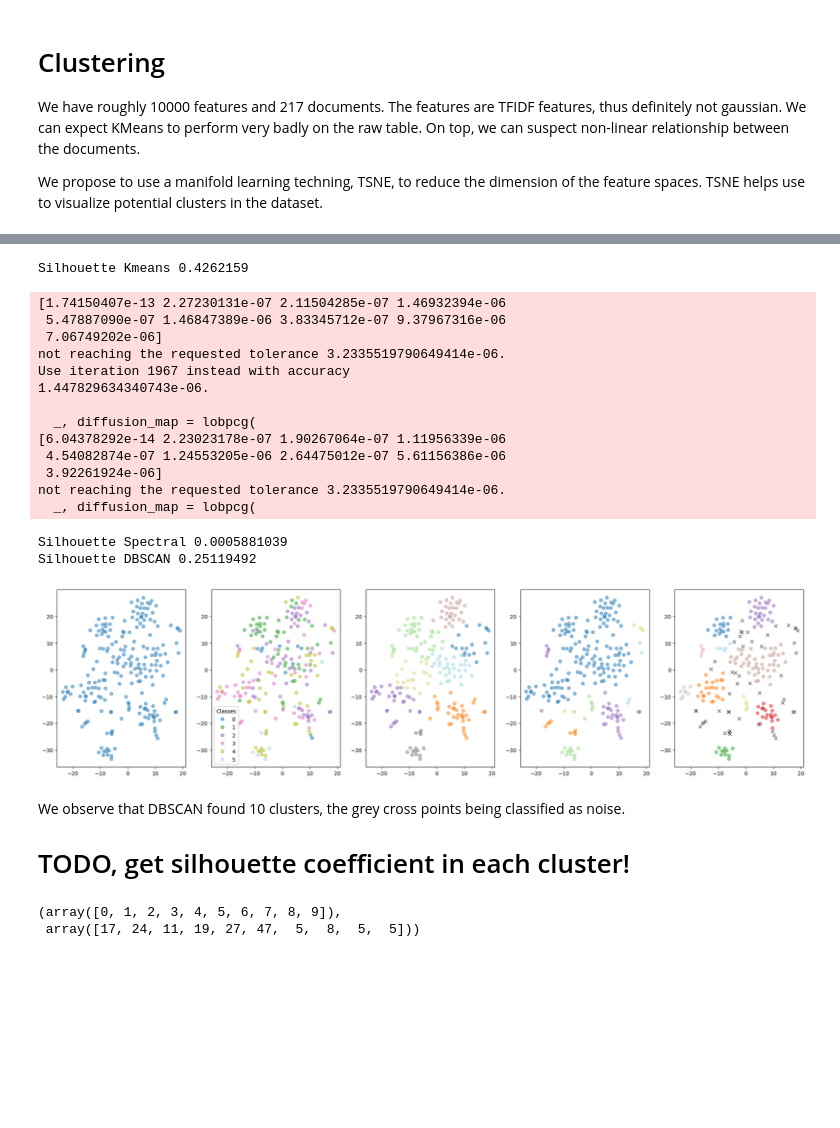
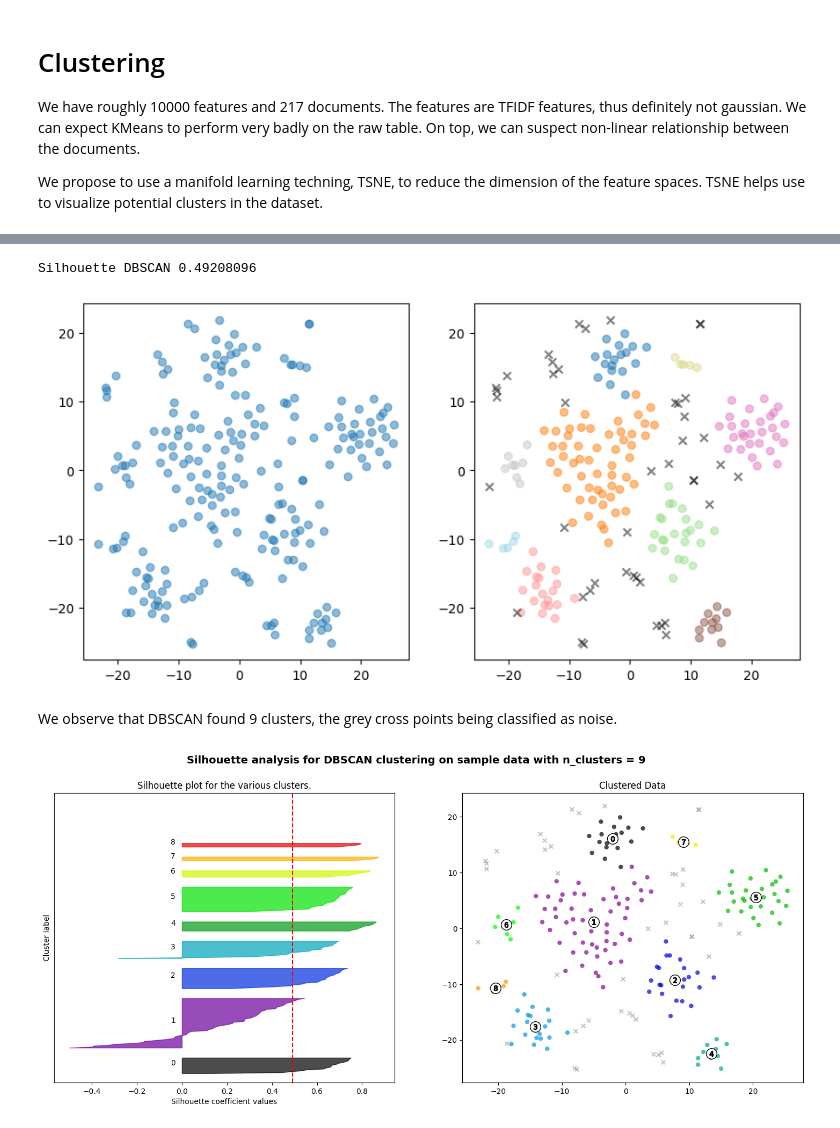
Before and after one commit to Malichot/PyMotifs, a Jupyter notebook: notebooks/Clustering.ipynb, the cells around one changed output, grey strips where cells are left out. Drawn from its saved outputs; the diff is of its cells as text; code cells hidden in the pictures; blank space fills up the shorter version.

Commit message:
clustering notebook

```diff
--- a/notebooks/Clustering.ipynb
+++ b/notebooks/Clustering.ipynb
@@ -140,64 +128,30 @@ We will compare three methods for clustering: KMeans, SpectralClustering which r
 # %%
 n_clusters = 8
-kmeans = KMeans(n_clusters=n_clusters, random_state=random_state).fit(embedding)
-print("Silhouette Kmeans", metrics.silhouette_score(embedding, kmeans.labels_, metric='euclidean'))
 
-spectral = SpectralClustering(
-    n_clusters=n_clusters, assign_labels='discretize', random_state=random_state,
-    affinity="rbf",
-).fit(embedding)
-print("Silhouette Spectral", metrics.silhouette_score(embedding, spectral.labels_, metric='euclidean'))
+clusterer = DBSCAN(eps=3, min_samples=5, metric="euclidean")
+cluster_labels = clusterer.fit_predict(embedding)
+clustered_points = np.array(range(len(embedding)))[cluster_labels != -1]
+silhouette_avg = metrics.silhouette_score(embedding[clustered_points, :], cluster_labels[clustered_points], metric='euclidean')
+print("Silhouette DBSCAN", silhouette_avg)
 
-dbscan = DBSCAN(eps=3, min_samples=5, metric="euclidean").fit(embedding)
-print("Silhouette DBSCAN", metrics.silhouette_score(embedding, dbscan.labels_, metric='euclidean'))
-
-fig, axs = plt.subplots(1, 5, figsize=(25, 6))
+fig, axs = plt.subplots(1, 2, figsize=(10, 5))
 axs[0].scatter(x=embedding[:,0], y=embedding[:,1], alpha=0.5)
-scatter = axs[1].scatter(x=embedding[:,0], y=embedding[:,1], c=segments, cmap="tab20", alpha=0.5)
-# produce a legend with the unique colors from the scatter
-legend1 = axs[1].legend(*scatter.legend_elements(),
-                loc="lower left", title="Classes")
-axs[1].add_artist(legend1)
-axs[2].scatter(x=embedding[:,0], y=embedding[:,1], c=kmeans.labels_, cmap="tab20", alpha=0.5)
-axs[3].scatter(x=embedding[:,0], y=embedding[:,1], c=spectral.labels_, cmap="tab20", alpha=0.5)
-scatter = axs[4].scatter(
-    x=embedding[dbscan.labels_ != -1, 0],
-    y=embedding[dbscan.labels_ != -1, 1],
-    c=dbscan.labels_[dbscan.labels_ != -1], cmap="tab20", alpha=0.5
+scatter = axs[1].scatter(
+    x=embedding[cluster_labels != -1, 0],
+    y=embedding[cluster_labels != -1, 1],
+    c=dbscan.labels_[cluster_labels != -1], cmap="tab20", alpha=0.5
 )
-axs[4].scatter(
-    x=embedding[dbscan.labels_ == -1,0],
-    y=embedding[dbscan.labels_ == -1,1],
+axs[1].scatter(
+    x=embedding[cluster_labels == -1,0],
+    y=embedding[cluster_labels == -1,1],
     marker="x",
     c="black",
     alpha=0.5,
 )
 
 plt.show()
 # %% [output]
-Silhouette Kmeans 0.4262159
+Silhouette DBSCAN 0.49208096
-[1.74150407e-13 2.27230131e-07 2.11504285e-07 1.46932394e-06
- 5.47887090e-07 1.46847389e-06 3.83345712e-07 9.37967316e-06
- 7.06749202e-06]
-not reaching the requested tolerance 3.2335519790649414e-06.
-Use iteration 1967 instead with accuracy
-1.447829634340743e-06.
-
-  _, diffusion_map = lobpcg(
-[6.04378292e-14 2.23023178e-07 1.90267064e-07 1.11956339e-06
- 4.54082874e-07 1.24553205e-06 2.64475012e-07 5.61156386e-06
- 3.92261924e-06]
-not reaching the requested tolerance 3.2335519790649414e-06.
-  _, diffusion_map = lobpcg(
-Silhouette Spectral 0.0005881039
-Silhouette DBSCAN 0.25119492
-[figure, old version]
+[figure, new version]
 # %% [markdown]
-We observe that DBSCAN found 10 clusters, the grey cross points being classified as noise.
-
-# TODO, get silhouette coefficient in each cluster!
+We observe that DBSCAN found 9 clusters, the grey cross points being classified as noise.
-# %%
-np.unique(dbscan.labels_[dbscan.labels_ != -1], return_counts=True)
-# %% [output]
-(array([0, 1, 2, 3, 4, 5, 6, 7, 8, 9]),
- array([17, 24, 11, 19, 27, 47,  5,  8,  5,  5]))
@@ -203,0 +277,4 @@ np.unique(dbscan.labels_[dbscan.labels_ != -1], return_counts=True)
+# %%
+sample_silhouette_values = silhouette_plot(embedding, cluster_labels)
+# %% [output]
+[figure, added]
```
Also changed, not shown: parts of 69 cells of this notebook, 4 other files.
